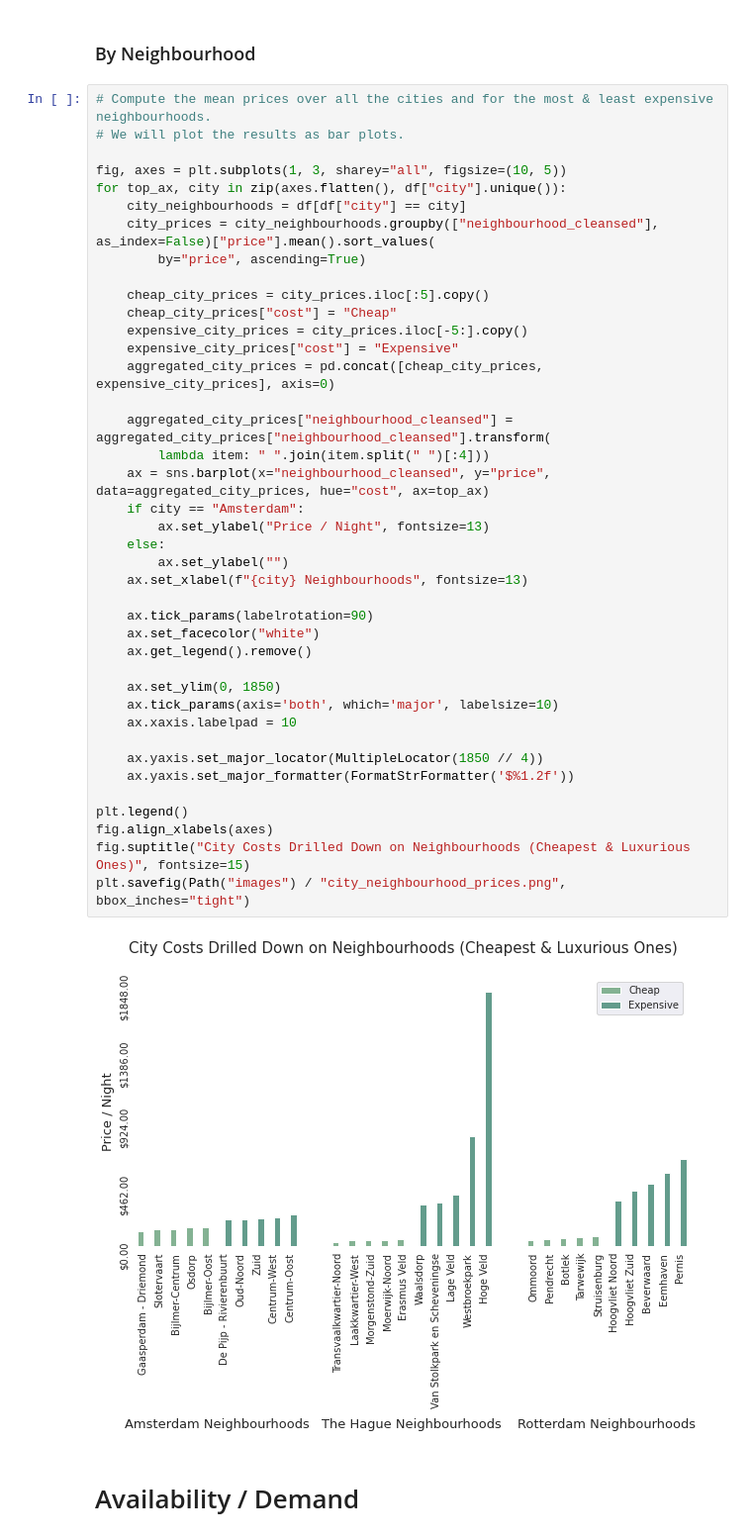
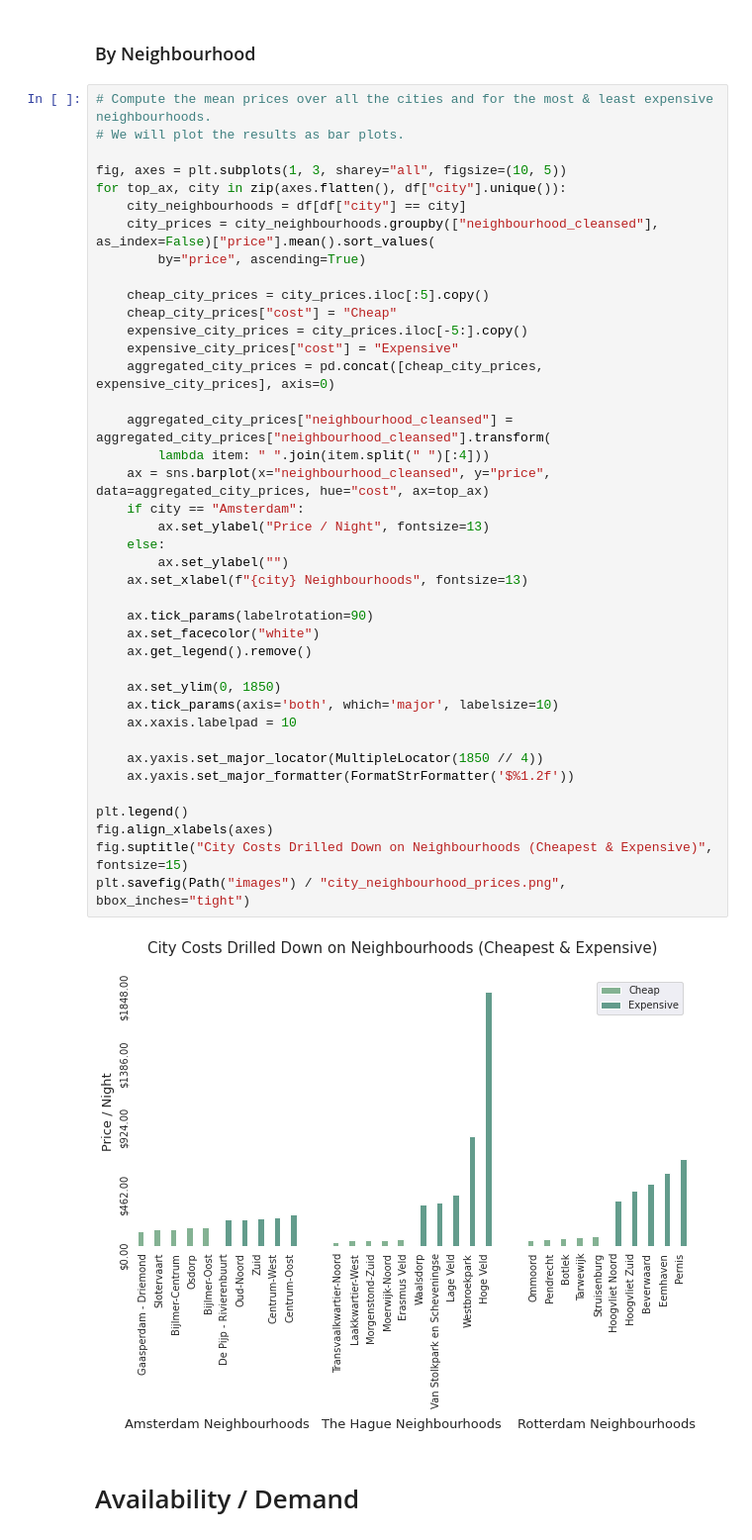
Before and after one commit to js658g/airbnb-data-analysis, a Jupyter notebook: statistics.ipynb, the cells around one changed output. Shown at 99% size. Cells and saved outputs as stored; diff of their text form.

```diff
--- a/statistics.ipynb
+++ b/statistics.ipynb
@@ -89,35 +89,35 @@ for top_ax, city in zip(axes.flatten(), df["city"].unique()):
     cheap_city_prices = city_prices.iloc[:5].copy()
     cheap_city_prices["cost"] = "Cheap"
     expensive_city_prices = city_prices.iloc[-5:].copy()
     expensive_city_prices["cost"] = "Expensive"
     aggregated_city_prices = pd.concat([cheap_city_prices, expensive_city_prices], axis=0)
 
     aggregated_city_prices["neighbourhood_cleansed"] = aggregated_city_prices["neighbourhood_cleansed"].transform(
         lambda item: " ".join(item.split(" ")[:4]))
     ax = sns.barplot(x="neighbourhood_cleansed", y="price", data=aggregated_city_prices, hue="cost", ax=top_ax)
     if city == "Amsterdam":
         ax.set_ylabel("Price / Night", fontsize=13)
     else:
         ax.set_ylabel("")
     ax.set_xlabel(f"{city} Neighbourhoods", fontsize=13)
 
     ax.tick_params(labelrotation=90)
     ax.set_facecolor("white")
     ax.get_legend().remove()
 
     ax.set_ylim(0, 1850)
     ax.tick_params(axis='both', which='major', labelsize=10)
     ax.xaxis.labelpad = 10
 
     ax.yaxis.set_major_locator(MultipleLocator(1850 // 4))
     ax.yaxis.set_major_formatter(FormatStrFormatter('$%1.2f'))
 
 plt.legend()
 fig.align_xlabels(axes)
-fig.suptitle("City Costs Drilled Down on Neighbourhoods (Cheapest & Luxurious Ones)", fontsize=15)
+fig.suptitle("City Costs Drilled Down on Neighbourhoods (Cheapest & Expensive)", fontsize=15)
 plt.savefig(Path("images") / "city_neighbourhood_prices.png", bbox_inches="tight")
 # %% [output]
-[figure, old version]
+[figure, new version]
 # %% [markdown]
 # Availability / Demand
 # %%
```
Also changed, not shown: parts of 5 cells of this notebook, 10 other files.
